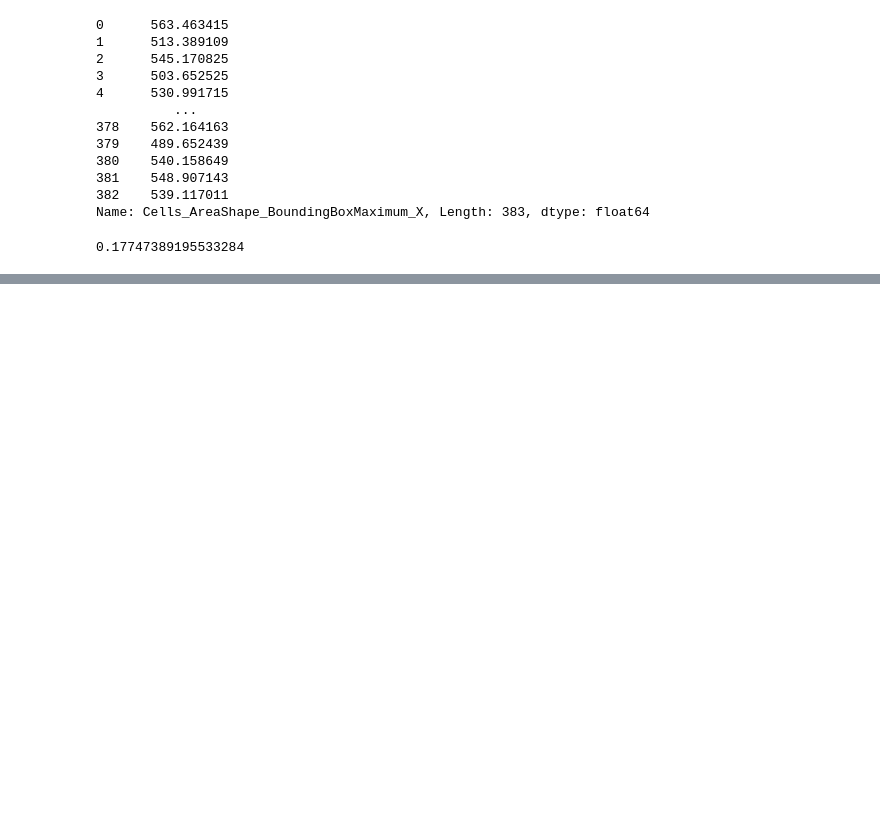
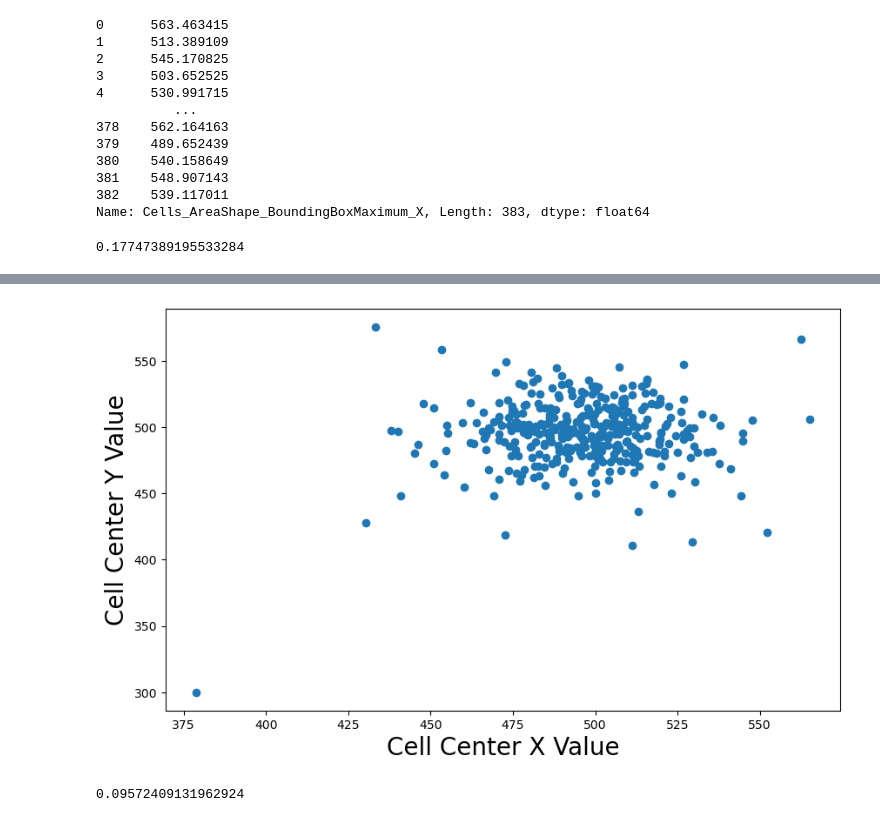
Before and after one commit to seprosperi/Capstone-Team-D-JUMP-Data-Analysis, a Jupyter notebook: Test_Parquet_Loading.ipynb, the cells around one changed output, grey strips where cells are left out. Drawn from its saved outputs; the diff is of its cells as text; code cells hidden in the pictures; blank space fills up the shorter version.

```diff
--- a/Test_Parquet_Loading.ipynb
+++ b/Test_Parquet_Loading.ipynb
@@ -109,0 +129,17 @@ print(corr)
+# %%
+plt.rcParams['figure.figsize']=(10,6)
+
+plt.scatter(data[headers[9]],data[headers[10]])
+plt.xlabel('Cell Center X Value', fontsize=20)
+plt.ylabel('Cell Center Y Value', fontsize=20)
+
+
+plt.show()
+# %% [output]
+[figure, added]
+# %%
+corr2=data[headers[9]].corr(data[headers[10]])
+
+print(corr2) #I feel like this coefficient should be higher lmao
+# %% [output]
+0.09572409131962924
```
Also changed, not shown: parts of 4 cells of this notebook.
